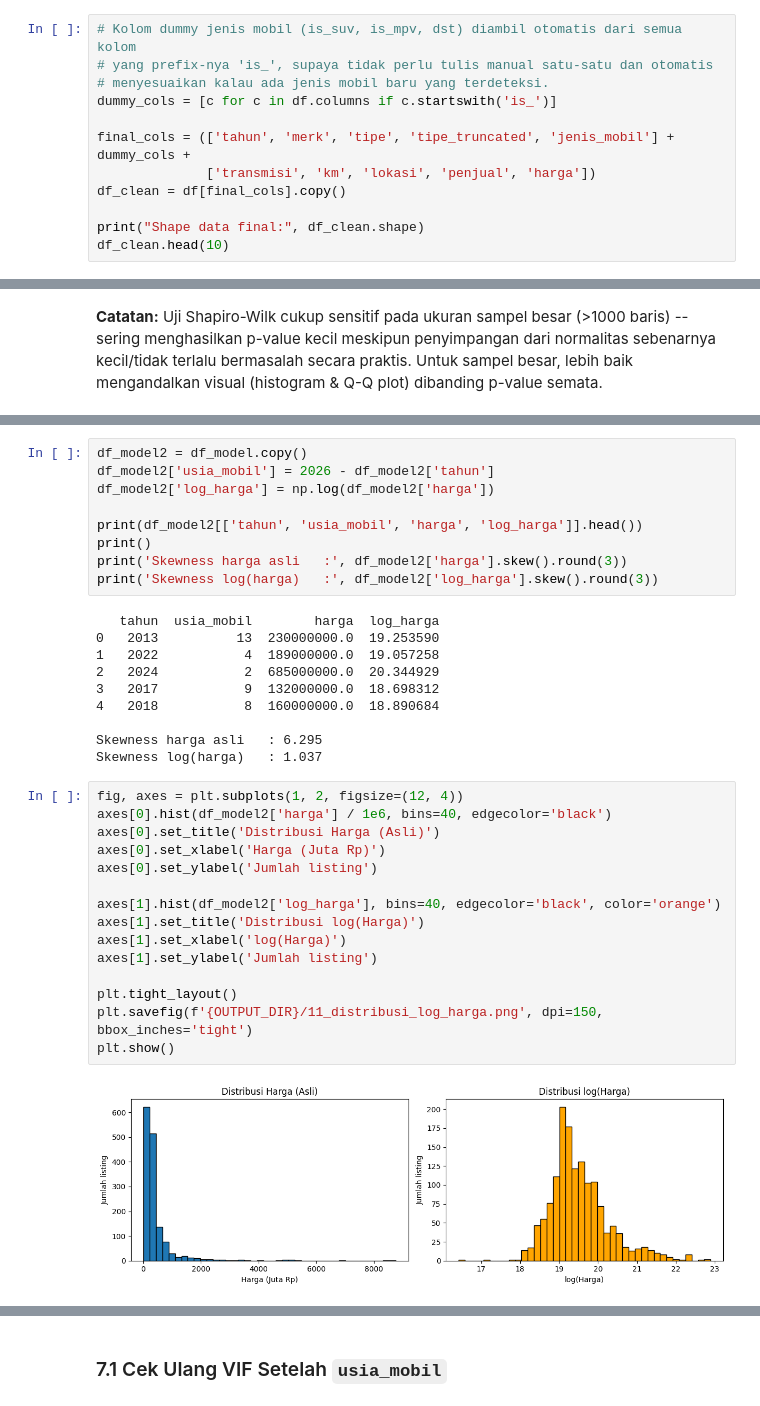
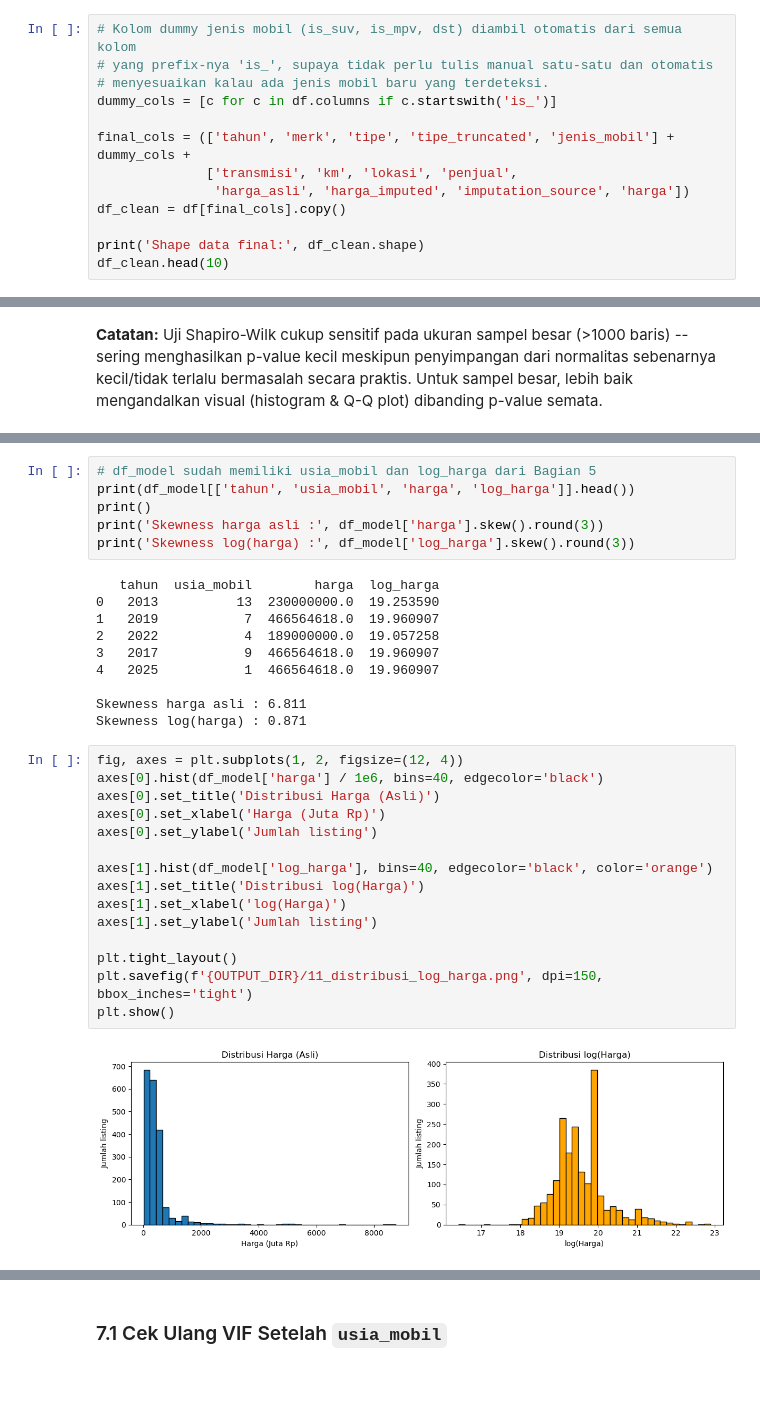
Before and after one commit to ajrahar/mobil123, a Jupyter notebook: mobil123_processing (1).ipynb, the cells around one changed output, grey strips where cells are left out. Drawn from its saved outputs; the diff is of its cells as text.

```diff
--- a/mobil123_processing (1).ipynb
+++ b/mobil123_processing (1).ipynb
@@ -389,9 +463,10 @@ dan baris bermasalah sebelum lanjut ke EDA.
 dummy_cols = [c for c in df.columns if c.startswith('is_')]
 
 final_cols = (['tahun', 'merk', 'tipe', 'tipe_truncated', 'jenis_mobil'] + dummy_cols +
-              ['transmisi', 'km', 'lokasi', 'penjual', 'harga'])
+              ['transmisi', 'km', 'lokasi', 'penjual',
+               'harga_asli', 'harga_imputed', 'imputation_source', 'harga'])
 df_clean = df[final_cols].copy()
 
-print("Shape data final:", df_clean.shape)
+print('Shape data final:', df_clean.shape)
 df_clean.head(10)
 # %% [output]
@@ -846,37 +976,34 @@ Dari hasil bagian 5 & 6, terlihat tiga masalah yang saling berkaitan:
 # %%
-df_model2 = df_model.copy()
-df_model2['usia_mobil'] = 2026 - df_model2['tahun']
-df_model2['log_harga'] = np.log(df_model2['harga'])
-
-print(df_model2[['tahun', 'usia_mobil', 'harga', 'log_harga']].head())
+# df_model sudah memiliki usia_mobil dan log_harga dari Bagian 5
+print(df_model[['tahun', 'usia_mobil', 'harga', 'log_harga']].head())
 print()
-print('Skewness harga asli   :', df_model2['harga'].skew().round(3))
-print('Skewness log(harga)   :', df_model2['log_harga'].skew().round(3))
+print('Skewness harga asli :', df_model['harga'].skew().round(3))
+print('Skewness log(harga) :', df_model['log_harga'].skew().round(3))
 # %% [output]
    tahun  usia_mobil        harga  log_harga
 0   2013          13  230000000.0  19.253590
-1   2022           4  189000000.0  19.057258
-2   2024           2  685000000.0  20.344929
-3   2017           9  132000000.0  18.698312
-4   2018           8  160000000.0  18.890684
+1   2019           7  466564618.0  19.960907
+2   2022           4  189000000.0  19.057258
+3   2017           9  466564618.0  19.960907
+4   2025           1  466564618.0  19.960907
 
-Skewness harga asli   : 6.295
-Skewness log(harga)   : 1.037
+Skewness harga asli : 6.811
+Skewness log(harga) : 0.871
 # %%
 fig, axes = plt.subplots(1, 2, figsize=(12, 4))
-axes[0].hist(df_model2['harga'] / 1e6, bins=40, edgecolor='black')
+axes[0].hist(df_model['harga'] / 1e6, bins=40, edgecolor='black')
 axes[0].set_title('Distribusi Harga (Asli)')
 axes[0].set_xlabel('Harga (Juta Rp)')
 axes[0].set_ylabel('Jumlah listing')
 
-axes[1].hist(df_model2['log_harga'], bins=40, edgecolor='black', color='orange')
+axes[1].hist(df_model['log_harga'], bins=40, edgecolor='black', color='orange')
 axes[1].set_title('Distribusi log(Harga)')
 axes[1].set_xlabel('log(Harga)')
 axes[1].set_ylabel('Jumlah listing')
 
 plt.tight_layout()
 plt.savefig(f'{OUTPUT_DIR}/11_distribusi_log_harga.png', dpi=150, bbox_inches='tight')
 plt.show()
 # %% [output]
-[figure, old version]
+[figure, new version]
 # %%
```
Also changed, not shown: parts of 33 cells of this notebook, 13 other files.
